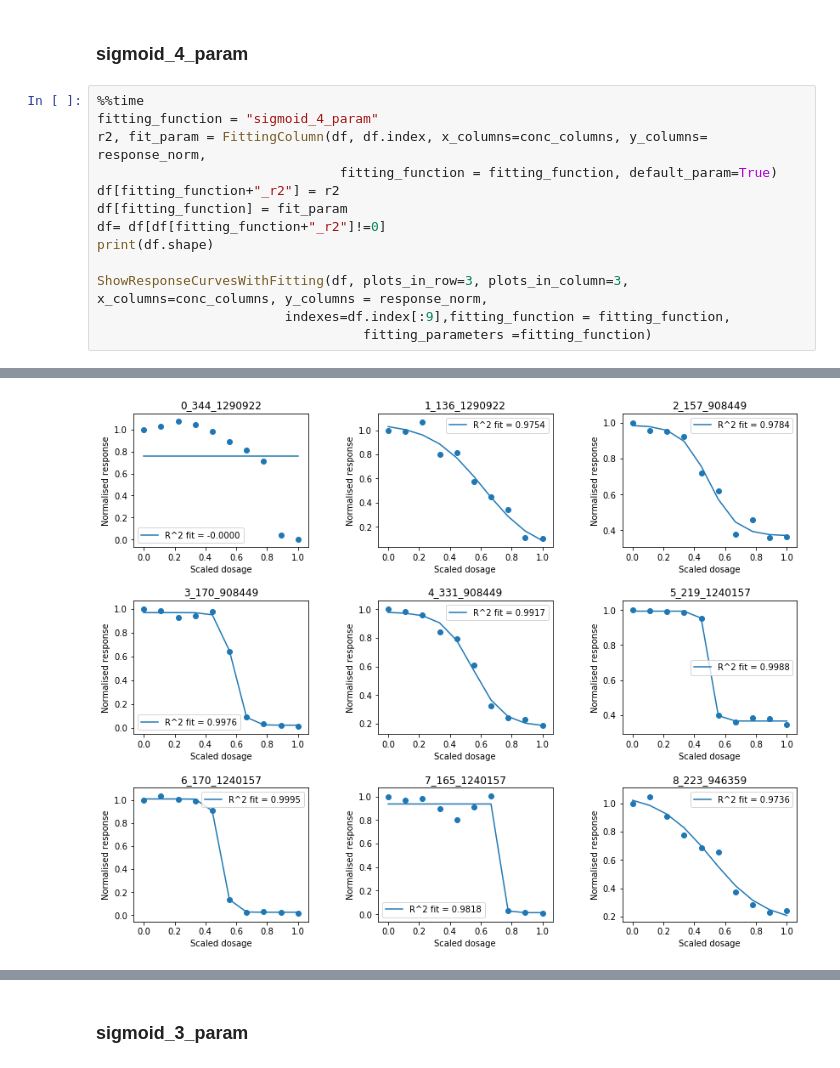
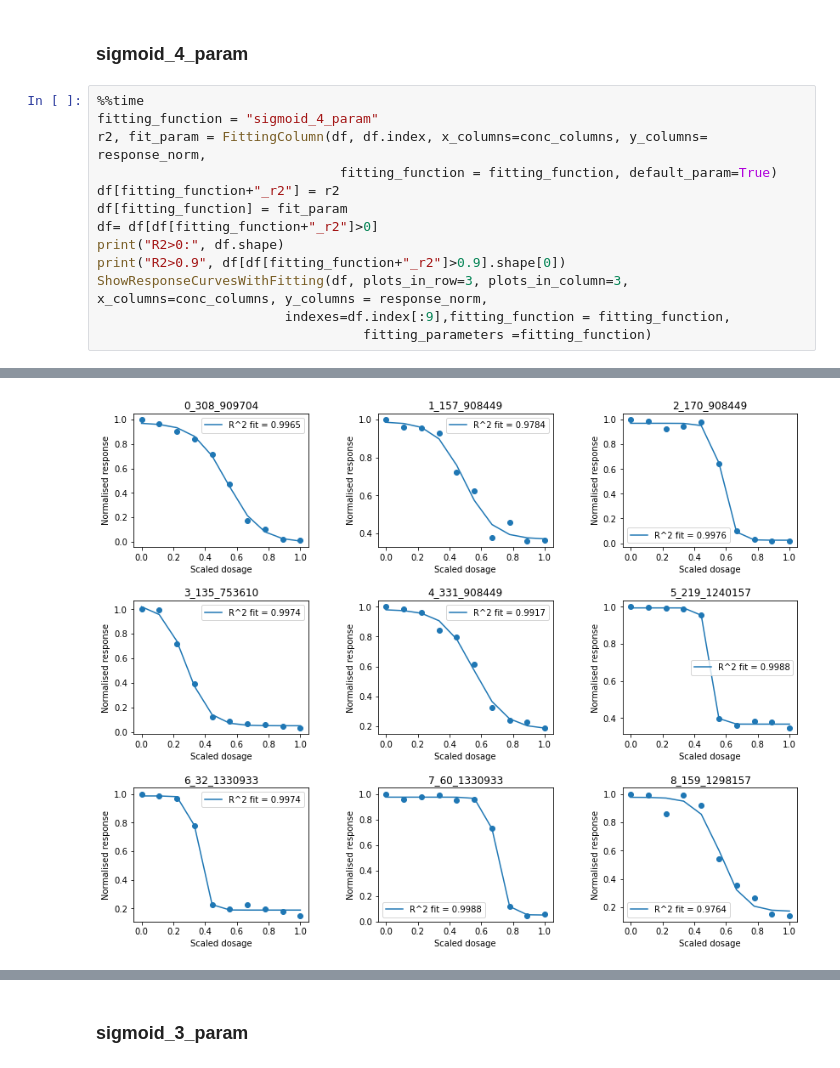
Before and after one commit to redskull37/DrugProfiles, a Jupyter notebook: short_notebooks/02_Fitting_drug_curves.ipynb, the cells around one changed output, grey strips where cells are left out. Cells and saved outputs as stored; diff of their text form.

```diff
--- a/short_notebooks/02_Fitting_drug_curves.ipynb
+++ b/short_notebooks/02_Fitting_drug_curves.ipynb
@@ -273,9 +274,9 @@ r2, fit_param = FittingColumn(df, df.index, x_columns=conc_columns, y_columns= r
                                fitting_function = fitting_function, default_param=True)
 df[fitting_function+"_r2"] = r2
 df[fitting_function] = fit_param
-df= df[df[fitting_function+"_r2"]!=0]
-print(df.shape)
-
+df= df[df[fitting_function+"_r2"]>0]
+print("R2>0:", df.shape)
+print("R2>0.9", df[df[fitting_function+"_r2"]>0.9].shape[0])
 ShowResponseCurvesWithFitting(df, plots_in_row=3, plots_in_column=3, x_columns=conc_columns, y_columns = response_norm,
                         indexes=df.index[:9],fitting_function = fitting_function,
                                   fitting_parameters =fitting_function)
@@ -287 +289 @@ Wall time: 27.9 s
-[figure, old version]
+[figure, new version]
```
Also changed, not shown: parts of 18 cells of this notebook, 21 other files.
